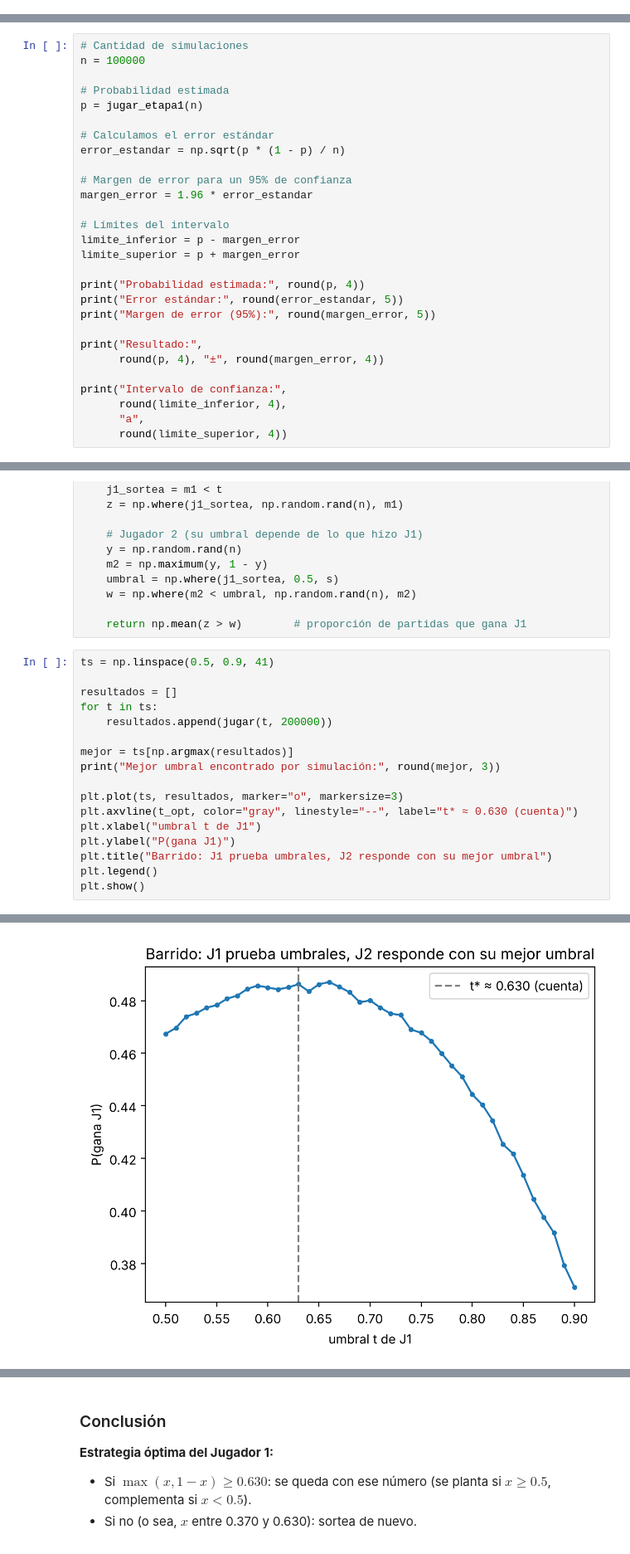
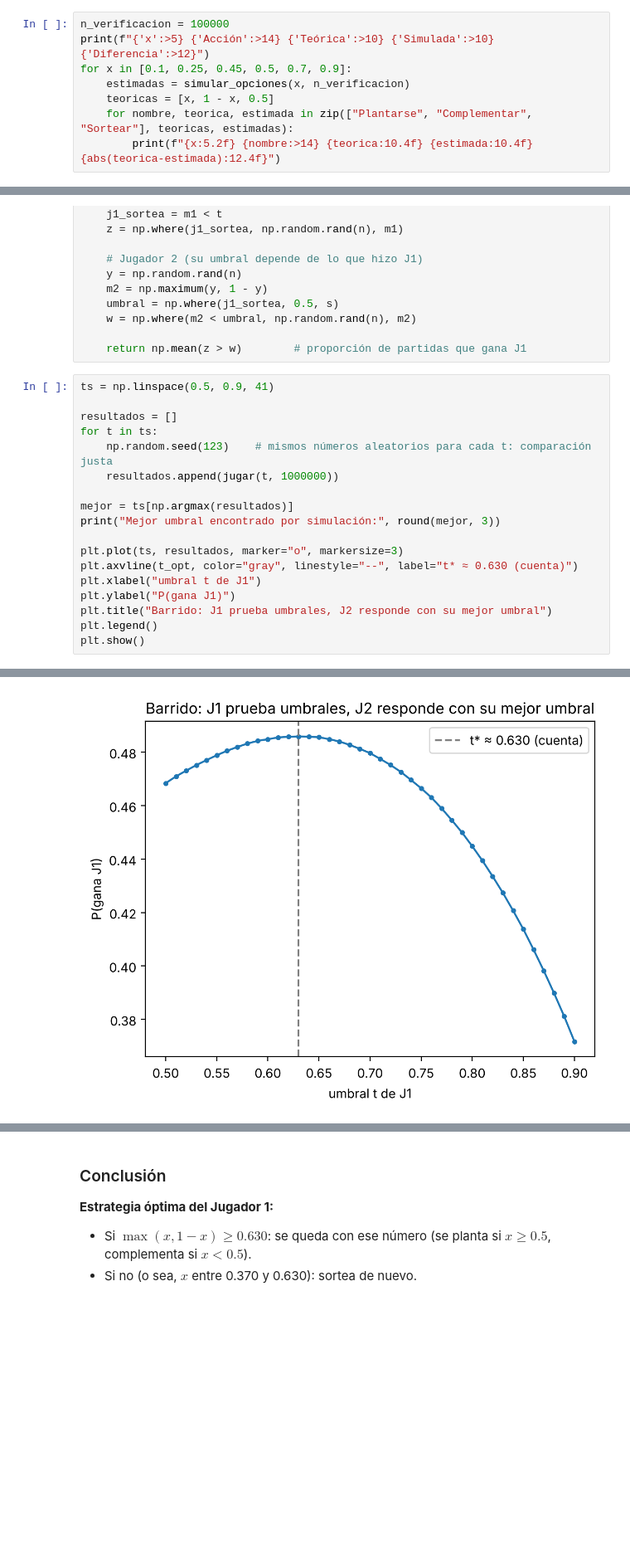
Before and after one commit to VictoriaMarull/finalTRPIII, a Jupyter notebook: trp3.ipynb, the cells around one changed output, grey strips where cells are left out. Shown at 83% size. Saved outputs shown, nothing was run; the diff lists cells and outputs as text; blank space fills up the shorter version.

Commit message:
Etapa 2: juego completo con decisión del Jugador 2

```diff
--- a/trp3.ipynb
+++ b/trp3.ipynb
@@ -121,0 +124,8 @@ plt.show()
+# %%
+n_verificacion = 100000
+print(f"{'x':>5} {'Acción':>14} {'Teórica':>10} {'Simulada':>10} {'Diferencia':>12}")
+for x in [0.1, 0.25, 0.45, 0.5, 0.7, 0.9]:
+    estimadas = simular_opciones(x, n_verificacion)
+    teoricas = [x, 1 - x, 0.5]
+    for nombre, teorica, estimada in zip(["Plantarse", "Complementar", "Sortear"], teoricas, estimadas):
+        print(f"{x:5.2f} {nombre:>14} {teorica:10.4f} {estimada:10.4f} {abs(teorica-estimada):12.4f}")
@@ -366,28 +284,0 @@ Esto permite expresar la probabilidad estimada junto con su incertidumbre, en lu
-# %%
-# Cantidad de simulaciones
-n = 100000
-
-# Probabilidad estimada
-p = jugar_etapa1(n)
-
-# Calculamos el error estándar
-error_estandar = np.sqrt(p * (1 - p) / n)
-
-# Margen de error para un 95% de confianza
-margen_error = 1.96 * error_estandar
-
-# Límites del intervalo
-limite_inferior = p - margen_error
-limite_superior = p + margen_error
-
-print("Probabilidad estimada:", round(p, 4))
-print("Error estándar:", round(error_estandar, 5))
-print("Margen de error (95%):", round(margen_error, 5))
-
-print("Resultado:",
-      round(p, 4), "±", round(margen_error, 4))
-
-print("Intervalo de confianza:",
-      round(limite_inferior, 4),
-      "a",
-      round(limite_superior, 4))
@@ -601,7 +547,8 @@ ts = np.linspace(0.5, 0.9, 41)
 
 resultados = []
 for t in ts:
-    resultados.append(jugar(t, 200000))
+    np.random.seed(123)    # mismos números aleatorios para cada t: comparación justa
+    resultados.append(jugar(t, 1000000))
 
 mejor = ts[np.argmax(resultados)]
 print("Mejor umbral encontrado por simulación:", round(mejor, 3))
@@ -618,4 +565,4 @@ Mejor umbral encontrado por simulación: 0.66
-[figure, old version]
+[figure, new version]
 # %%
 p_j1 = jugar(t_opt, 5000000)
 print("P(gana J1) =", round(p_j1, 4))
```
Also changed, not shown: parts of 40 cells of this notebook, 2 other files.
